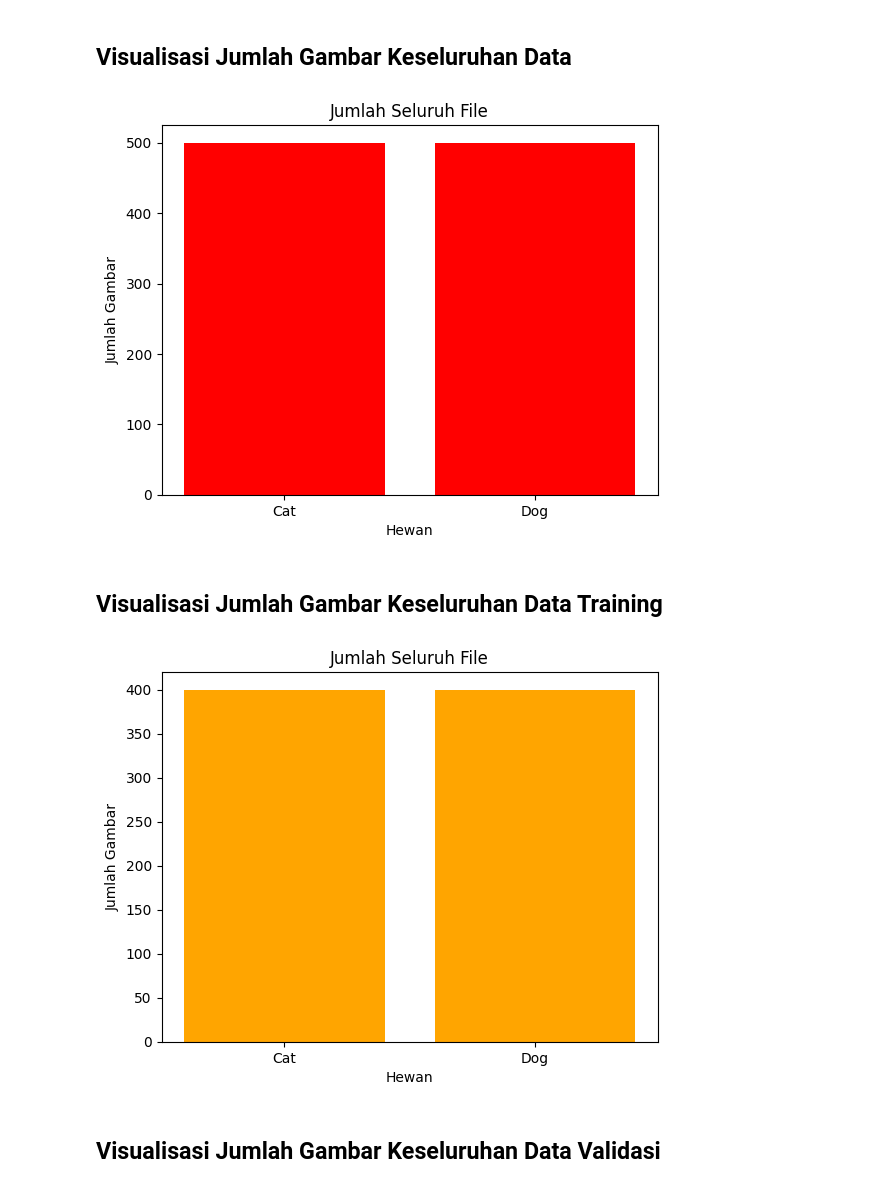
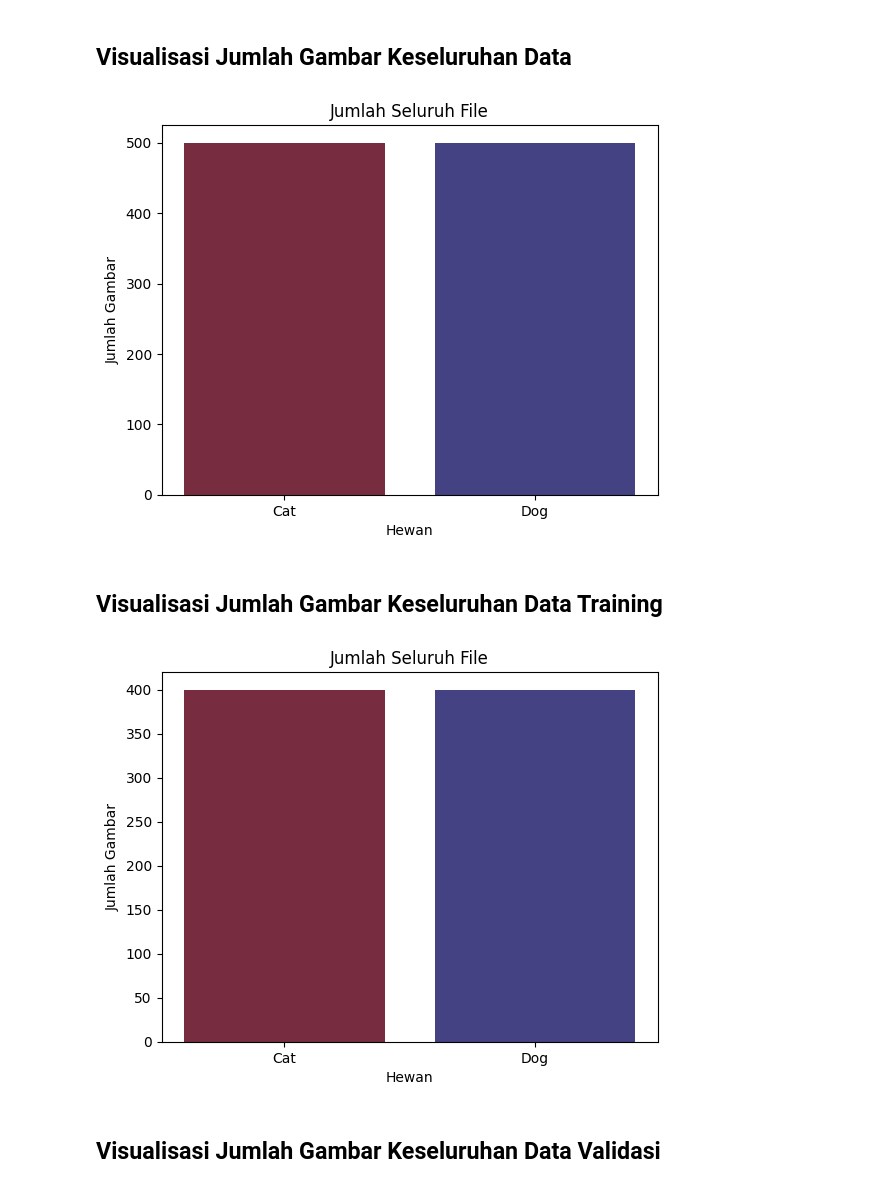
Before and after one commit to Dimassasongko093/Cat-vs-Dog, a Jupyter notebook: Visualisation.ipynb, the cells around one changed output. Drawn from its saved outputs; the diff is of its cells as text; code cells hidden in the pictures.

```diff
--- a/Visualisation.ipynb
+++ b/Visualisation.ipynb
@@ -70,7 +74,7 @@ Found 200 images belonging to 2 classes.
 # Data Visualization
 Berikut  tampilan klasifikasi berupa grafik batang agar data lebih sederhana untuk Dilihat.
 # %%
-labels = ['Cat', 'Dog']
+label_Hewan = ['Cat','Dog']
 # %%
 image, label = train_generator.next()
 # %%
@@ -104,23 +108,25 @@ for i in range(9):
 # %% [markdown]
 ## Visualisasi Jumlah Gambar Keseluruhan Data
+# %%
+palette = list(reversed(sns.color_palette("icefire", 2).as_hex()))
 # %%
 Jumlah_file = []
 
 for jenis in os.listdir(dataset_dir):
     jenis_file = os.listdir(os.path.join(dataset_dir, jenis))
     banyaknya_file = len(jenis_file)
     Jumlah_file.append(banyaknya_file)
 
-x = labels
+x = label_Hewan
 y = Jumlah_file
 
-plt.bar(x, y, color='red')
+plt.bar(x, y, color=palette)
 plt.title('Jumlah Seluruh File')
 plt.xlabel('Hewan')
 plt.ylabel('Jumlah Gambar')
 plt.show()
 # %% [output]
-[figure, old version]
+[figure, new version]
 # %% [markdown]
 ## Visualisasi Jumlah Gambar Keseluruhan Data Training
 # %%
@@ -131,16 +137,16 @@ for jenis in os.listdir(train_dir):
     banyaknya_file = len(jenis_file)
     Jumlah_file_Train.append(banyaknya_file)
 
-x = labels
+x = label_Hewan
 y = Jumlah_file_Train
 
-plt.bar(x, y, color='Orange')
+plt.bar(x, y, color=palette)
 plt.title('Jumlah Seluruh File')
 plt.xlabel('Hewan')
 plt.ylabel('Jumlah Gambar')
 plt.show()
 # %% [output]
-[figure, old version]
+[figure, new version]
 # %% [markdown]
 ## Visualisasi Jumlah Gambar Keseluruhan Data Validasi
 # %%
```
Also changed, not shown: parts of 10 cells of this notebook.
